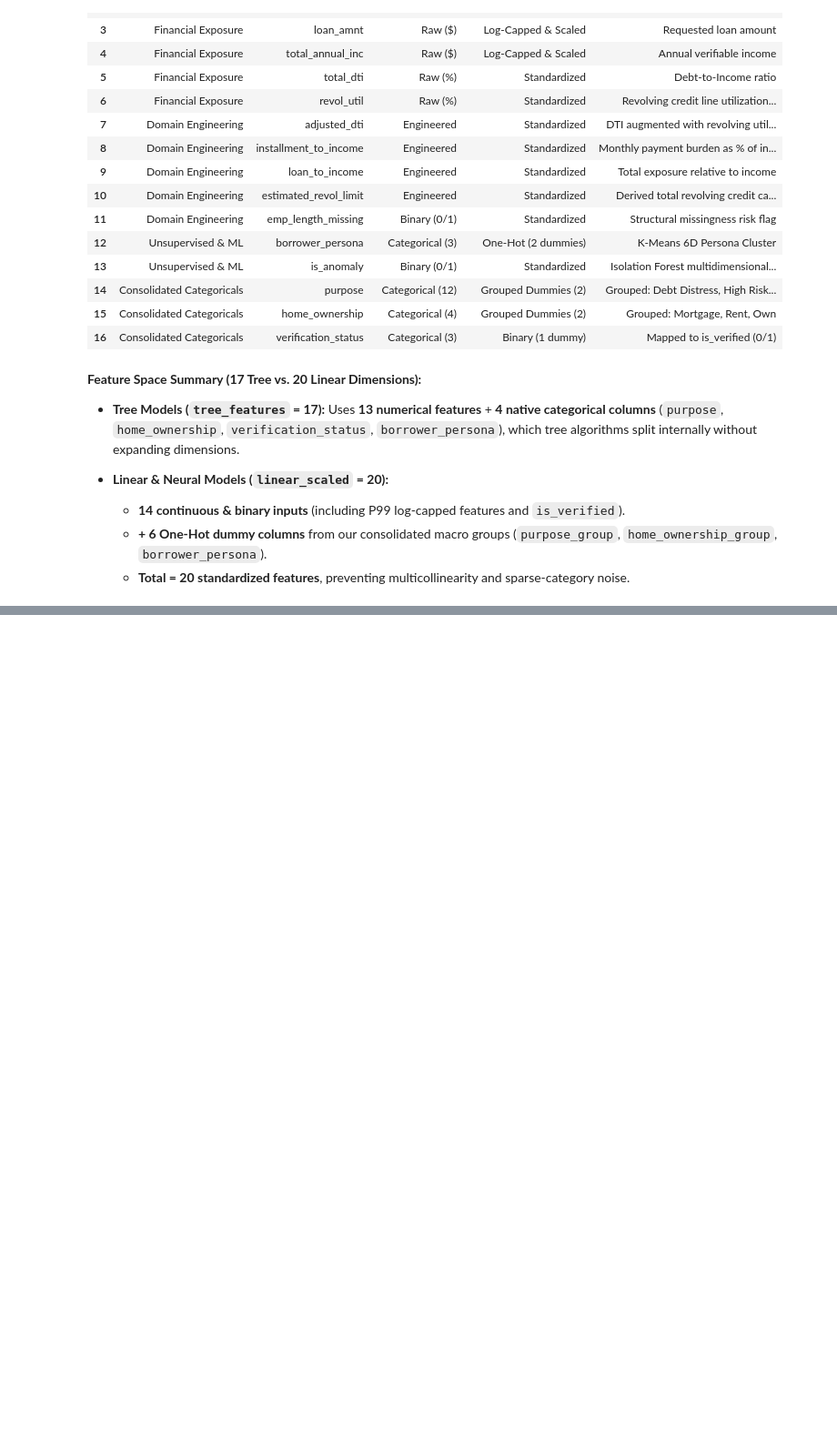
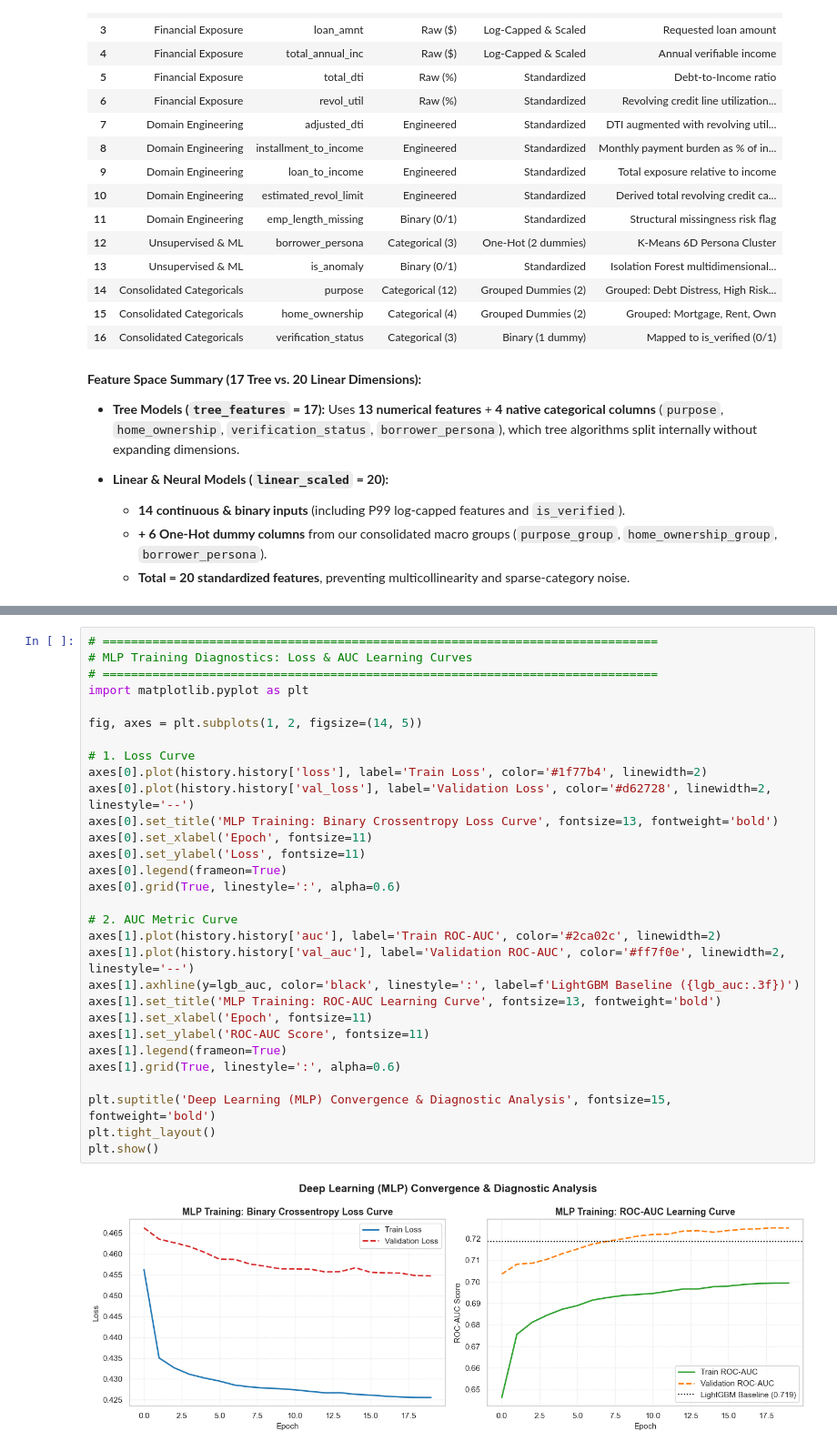
Before and after one commit to YonatanGafri/lending-club-mlops, a Jupyter notebook: Lending_Club_Project_Semifinal.ipynb, the cells around one changed output, grey strips where cells are left out. Shown at 91% size. Saved outputs shown, nothing was run; the diff lists cells and outputs as text; blank space fills up the shorter version.

```diff
--- a/Lending_Club_Project_Semifinal.ipynb
+++ b/Lending_Club_Project_Semifinal.ipynb
@@ -1880,0 +1948,32 @@ This pipeline successfully transforms raw, imbalanced financial data into action
+# %%
+# ==============================================================================
+# MLP Training Diagnostics: Loss & AUC Learning Curves
+# ==============================================================================
+import matplotlib.pyplot as plt
+
+fig, axes = plt.subplots(1, 2, figsize=(14, 5))
+
+# 1. Loss Curve
+axes[0].plot(history.history['loss'], label='Train Loss', color='#1f77b4', linewidth=2)
+axes[0].plot(history.history['val_loss'], label='Validation Loss', color='#d62728', linewidth=2, linestyle='--')
+axes[0].set_title('MLP Training: Binary Crossentropy Loss Curve', fontsize=13, fontweight='bold')
+axes[0].set_xlabel('Epoch', fontsize=11)
+axes[0].set_ylabel('Loss', fontsize=11)
+axes[0].legend(frameon=True)
+axes[0].grid(True, linestyle=':', alpha=0.6)
+
+# 2. AUC Metric Curve
+axes[1].plot(history.history['auc'], label='Train ROC-AUC', color='#2ca02c', linewidth=2)
+axes[1].plot(history.history['val_auc'], label='Validation ROC-AUC', color='#ff7f0e', linewidth=2, linestyle='--')
+axes[1].axhline(y=lgb_auc, color='black', linestyle=':', label=f'LightGBM Baseline ({lgb_auc:.3f})')
+axes[1].set_title('MLP Training: ROC-AUC Learning Curve', fontsize=13, fontweight='bold')
+axes[1].set_xlabel('Epoch', fontsize=11)
+axes[1].set_ylabel('ROC-AUC Score', fontsize=11)
+axes[1].legend(frameon=True)
+axes[1].grid(True, linestyle=':', alpha=0.6)
+
+plt.suptitle('Deep Learning (MLP) Convergence & Diagnostic Analysis', fontsize=15, fontweight='bold')
+plt.tight_layout()
+plt.show()
+# %% [output]
+[figure, added]
```
Also changed, not shown: parts of 60 cells of this notebook, 2 other files.
